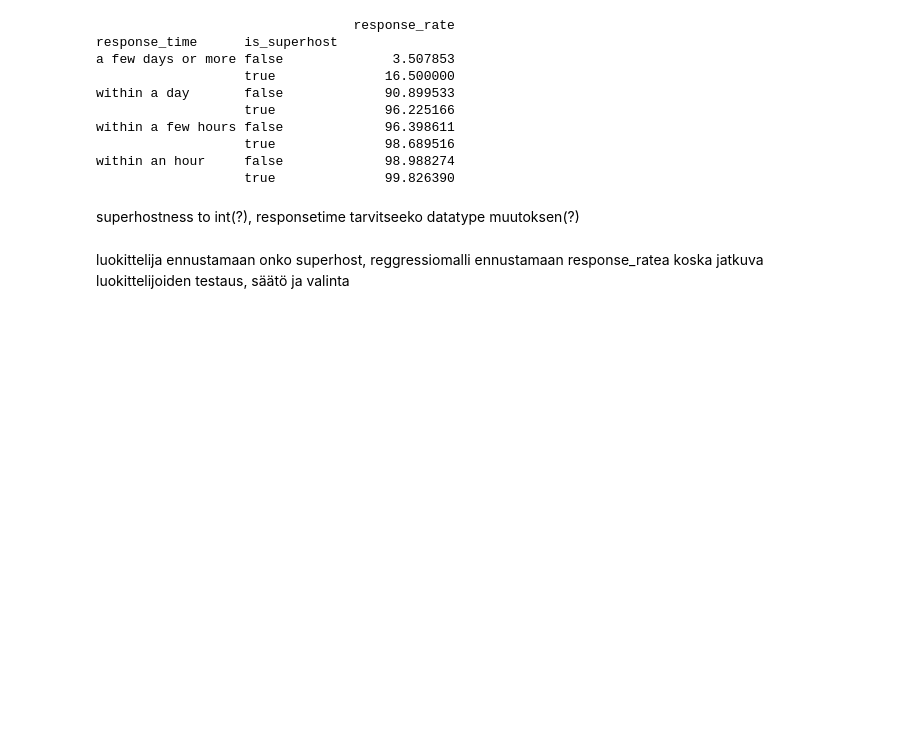
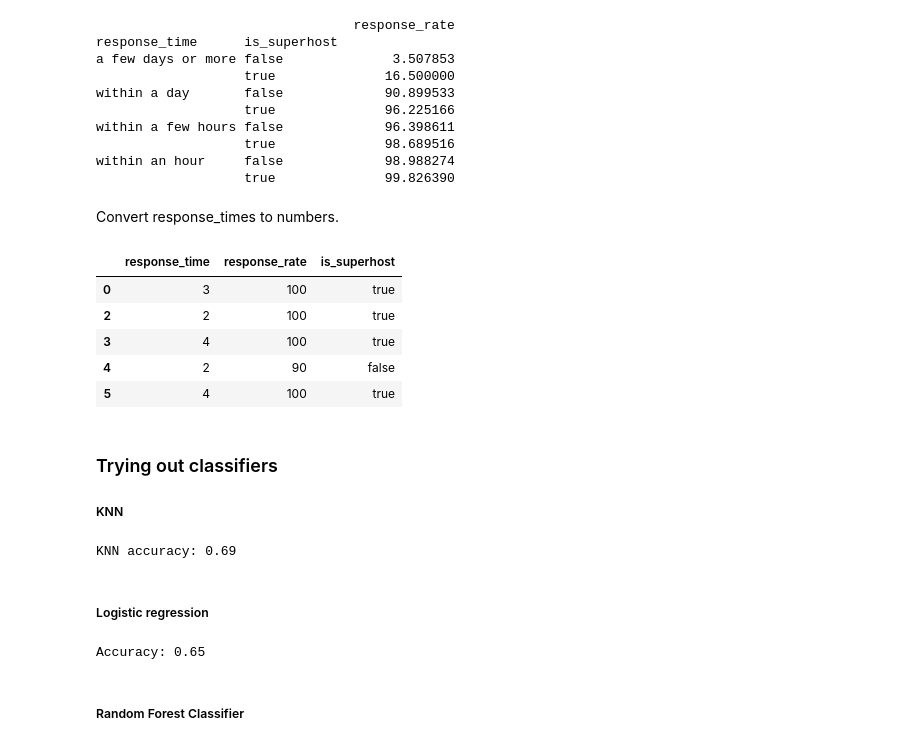
Before and after one commit to vesalukkarila/airbnb-data, a Jupyter notebook: airbnb.ipynb, the cells around one changed output. Saved outputs shown, nothing was run; the diff lists cells and outputs as text; code cells hidden in the pictures; blank space fills up the shorter version.

Commit message:
add supervised classifiers

```diff
--- a/airbnb.ipynb
+++ b/airbnb.ipynb
@@ -142,8 +154,63 @@ within a few hours false             96.398611
                    true              98.689516
 within an hour     false             98.988274
                    true              99.826390
-# %% [markdown]
- superhostness to int(?), responsetime tarvitseeko datatype muutoksen(?)
-# %% [markdown]
-luokittelija ennustamaan onko superhost, reggressiomalli ennustamaan response_ratea koska jatkuva
-luokittelijoiden testaus, säätö ja valinta
+# %% [markdown]
+Convert response_times to numbers.
+# %%
+df.replace({'within an hour':4, 'within a few hours': 3, 'within a day': 2, 'a few days or more': 1}, inplace=True)
+df.head()
+# %% [output]
+|  | response_time | response_rate | is_superhost |
+| 0 | 3 | 100 | true |
+| 2 | 2 | 100 | true |
+| 3 | 4 | 100 | true |
+| 4 | 2 | 90 | false |
+| 5 | 4 | 100 | true |
+# %% [markdown]
+### Trying out classifiers
+##### KNN
+# %%
+# Feature and target separation
+X = df[['response_time', 'response_rate']]
+y = df['is_superhost']
+
+# Train-test split
+X_train, X_test, y_train, y_test = train_test_split(X, y, test_size=0.2, random_state=42)
+
+# Model initiation and training
+scaler = StandardScaler()
+X_train = scaler.fit_transform(X_train)
+X_test = scaler.transform(X_test)
+knn = KNeighborsClassifier(n_neighbors=10)
+knn.fit(X_train, y_train)       # training the model
+
+# Predict and evaluate
+y_prediction = knn.predict(X_test)
+acc = accuracy_score(y_test, y_prediction)
+
+print(f"KNN accuracy: {acc:.2f}")
+# %% [output]
+KNN accuracy: 0.69
+# %% [markdown]
+##### Logistic regression
+# %%
+# Feature and target separation
+X = df[['response_time', 'response_rate']]
+y = df['is_superhost']
+
+# Train-test split
+X_train, X_test, y_train, y_test = train_test_split(X, y, test_size=0.2,  random_state=42)
+
+# Model initiation and training
+model = LogisticRegression()
+model.fit(X_train, y_train)
+
+# Predict and evaluate
+y_pred = model.predict(X_test)
+accuracy = accuracy_score(y_test, y_pred)
+
+print(f"Accuracy: {accuracy:.2f}")
+# %% [output]
+Accuracy: 0.65
+# %% [markdown]
+##### Random Forest Classifier
```
Also changed, not shown: parts of 9 cells of this notebook.
